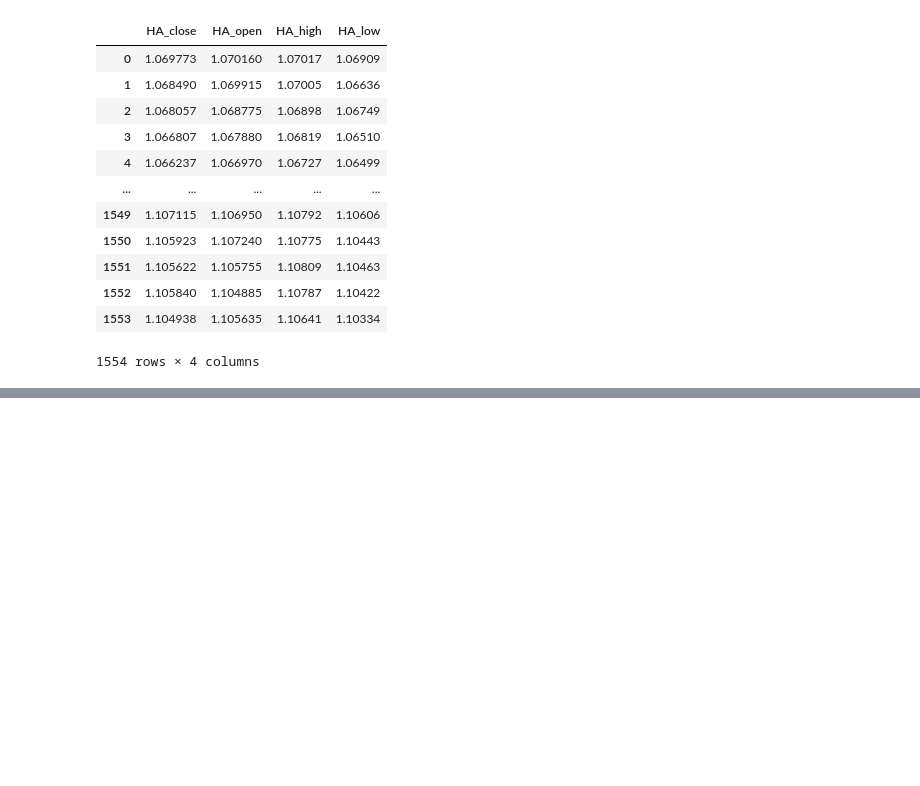
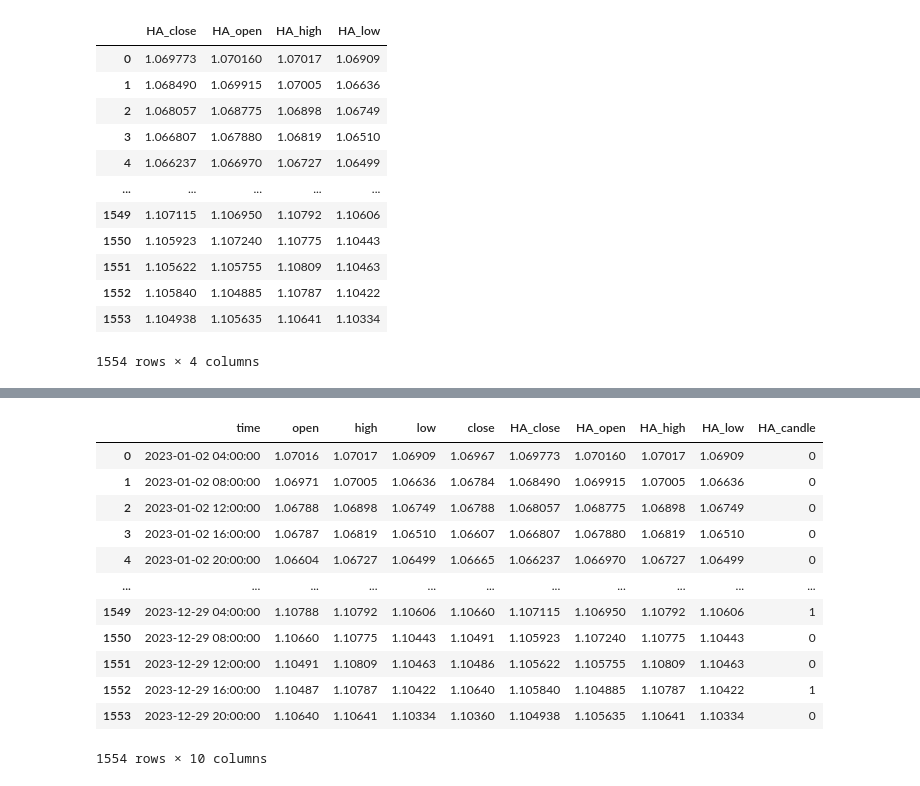
Before and after one commit to hevardhan/BullsEye---v5, a Jupyter notebook: ipynb s/ha.ipynb, the cells around one changed output, grey strips where cells are left out. Drawn from its saved outputs; the diff is of its cells as text; code cells hidden in the pictures; blank space fills up the shorter version.

```diff
--- a/ipynb s/ha.ipynb
+++ b/ipynb s/ha.ipynb
@@ -67,0 +91,18 @@ See the caveats in the documentation: https://pandas.pydata.org/pandas-docs/stab
+# %%
+data['HA_candle'] = data.apply(lambda row: 1 if row['HA_close'] > row['HA_open'] else 0, axis=1)
+
+data
+# %% [output]
+|  | time | open | high | low | close | HA_close | HA_open | HA_high | HA_low | HA_candle |
+| 0 | 2023-01-02 04:00:00 | 1.07016 | 1.07017 | 1.06909 | 1.06967 | 1.069773 | 1.070160 | 1.07017 | 1.06909 | 0 |
+| 1 | 2023-01-02 08:00:00 | 1.06971 | 1.07005 | 1.06636 | 1.06784 | 1.068490 | 1.069915 | 1.07005 | 1.06636 | 0 |
+| 2 | 2023-01-02 12:00:00 | 1.06788 | 1.06898 | 1.06749 | 1.06788 | 1.068057 | 1.068775 | 1.06898 | 1.06749 | 0 |
+| 3 | 2023-01-02 16:00:00 | 1.06787 | 1.06819 | 1.06510 | 1.06607 | 1.066807 | 1.067880 | 1.06819 | 1.06510 | 0 |
+| 4 | 2023-01-02 20:00:00 | 1.06604 | 1.06727 | 1.06499 | 1.06665 | 1.066237 | 1.066970 | 1.06727 | 1.06499 | 0 |
+| ... | ... | ... | ... | ... | ... | ... | ... | ... | ... | ... |
+| 1549 | 2023-12-29 04:00:00 | 1.10788 | 1.10792 | 1.10606 | 1.10660 | 1.107115 | 1.106950 | 1.10792 | 1.10606 | 1 |
+| 1550 | 2023-12-29 08:00:00 | 1.10660 | 1.10775 | 1.10443 | 1.10491 | 1.105923 | 1.107240 | 1.10775 | 1.10443 | 0 |
+| 1551 | 2023-12-29 12:00:00 | 1.10491 | 1.10809 | 1.10463 | 1.10486 | 1.105622 | 1.105755 | 1.10809 | 1.10463 | 0 |
+| 1552 | 2023-12-29 16:00:00 | 1.10487 | 1.10787 | 1.10422 | 1.10640 | 1.105840 | 1.104885 | 1.10787 | 1.10422 | 1 |
+| 1553 | 2023-12-29 20:00:00 | 1.10640 | 1.10641 | 1.10334 | 1.10360 | 1.104938 | 1.105635 | 1.10641 | 1.10334 | 0 |
+1554 rows × 10 columns
```
Also changed, not shown: parts of 8 cells of this notebook.
